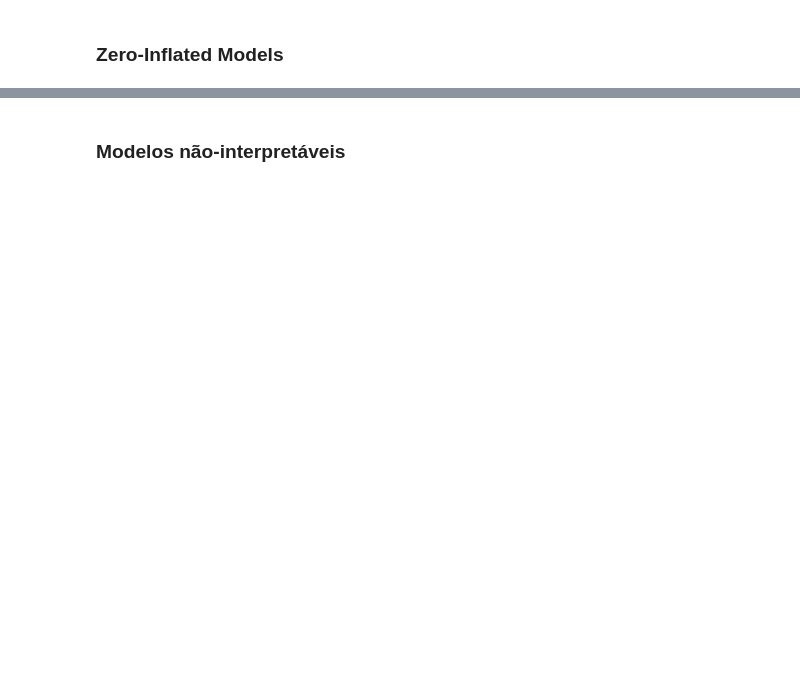
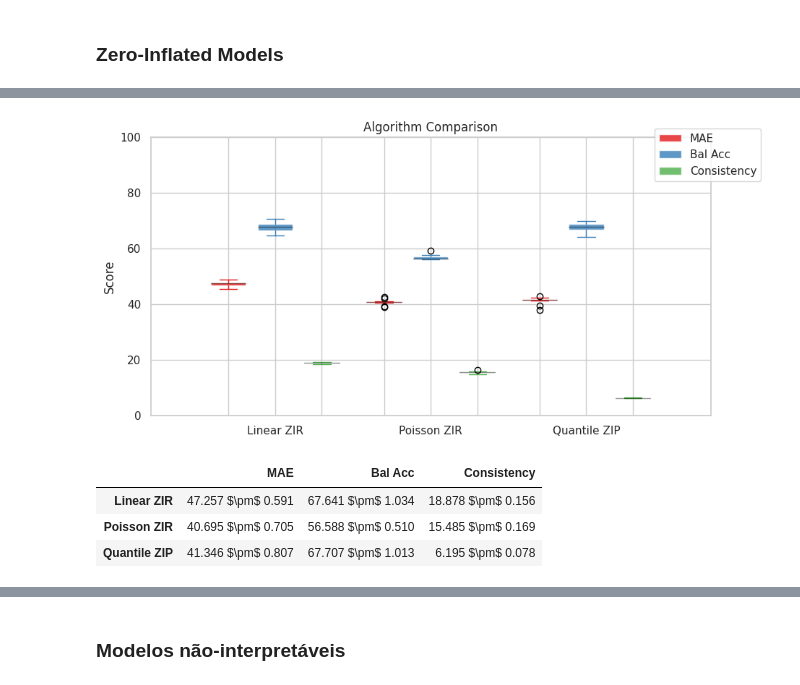
Before and after one commit to DanielGardin/MO810---Aprendizado-de-M-quina--tico, a Jupyter notebook: T5 - Explicabilidade/Notebook 5.1 - Reformulação.ipynb, the cells around one changed output, grey strips where cells are left out. Drawn from its saved outputs; the diff is of its cells as text; code cells hidden in the pictures; blank space fills up the shorter version.

```diff
--- a/T5 - Explicabilidade/Notebook 5.1 - Reformulação.ipynb
+++ b/T5 - Explicabilidade/Notebook 5.1 - Reformulação.ipynb
@@ -338,0 +334,32 @@ SyntaxError: invalid syntax (180656819.py, line 18)
+# %%
+from sklearn.linear_model import LogisticRegression
+from sklego.meta import ZeroInflatedRegressor
+
+zero_inflated_models = {
+    "Linear ZIR" : ZeroInflatedRegressor(
+        LogisticRegression(solver="liblinear", C=1e12), LinearRegression()
+    ),
+    "Poisson ZIR" : ZeroInflatedRegressor(def reject_outliers(data, p=0.01):
+    liminf = np.quantile(data, p)
+    limsup = np.quantile(data, 1-p)
+
+    return np.array(data)[(data >= liminf) & (data <= limsup)]
+        LogisticRegression(solver="liblinear", C=1e12), PoissonRegressor(solver="newton-cholesky", alpha=1e-4)
+    ),
+    "Quantile ZIP": ZeroInflatedRegressor(
+        LogisticRegression(solver="liblinear", C=1e12), QuantileRegressor(quantile=0.4, alpha=1e-5, solver='highs')
+    )
+}
+# %%
+results = evaluate(zero_inflated_models, X_interp_aug, y_aug, metrics, cv=10)
+# %%
+plot_results(results, zero_inflated_models, metrics)
+# %% [output]
+[figure, added]
+# %%
+results.applymap(reject_outliers).applymap(lambda x : f"{np.mean(x) : .3f} $\pm$ {np.std(x) :.3f}")
+# %% [output]
+|  | MAE | Bal Acc | Consistency |
+| Linear ZIR | 47.257 $\pm$ 0.591 | 67.641 $\pm$ 1.034 | 18.878 $\pm$ 0.156 |
+| Poisson ZIR | 40.695 $\pm$ 0.705 | 56.588 $\pm$ 0.510 | 15.485 $\pm$ 0.169 |
+| Quantile ZIP | 41.346 $\pm$ 0.807 | 67.707 $\pm$ 1.013 | 6.195 $\pm$ 0.078 |
```
Also changed, not shown: parts of 29 cells of this notebook, 2 other files.
